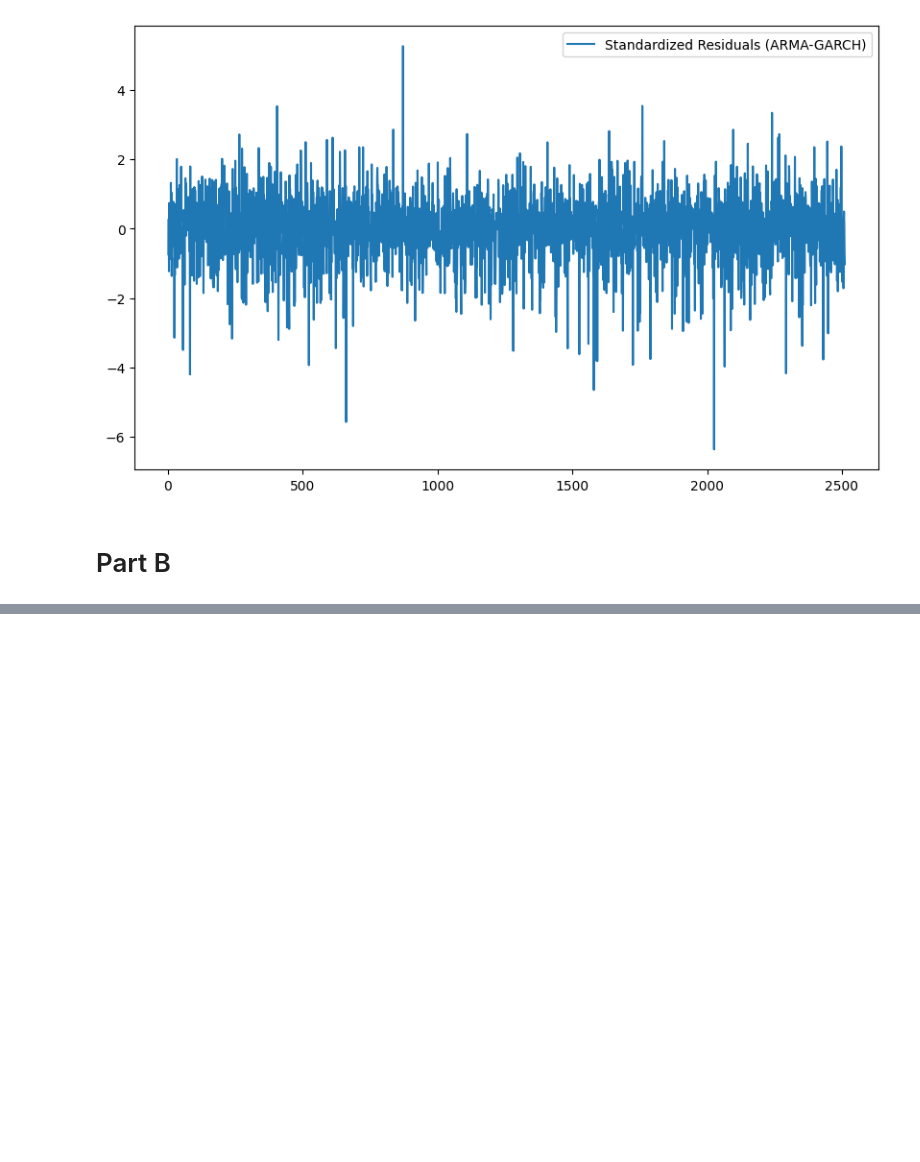
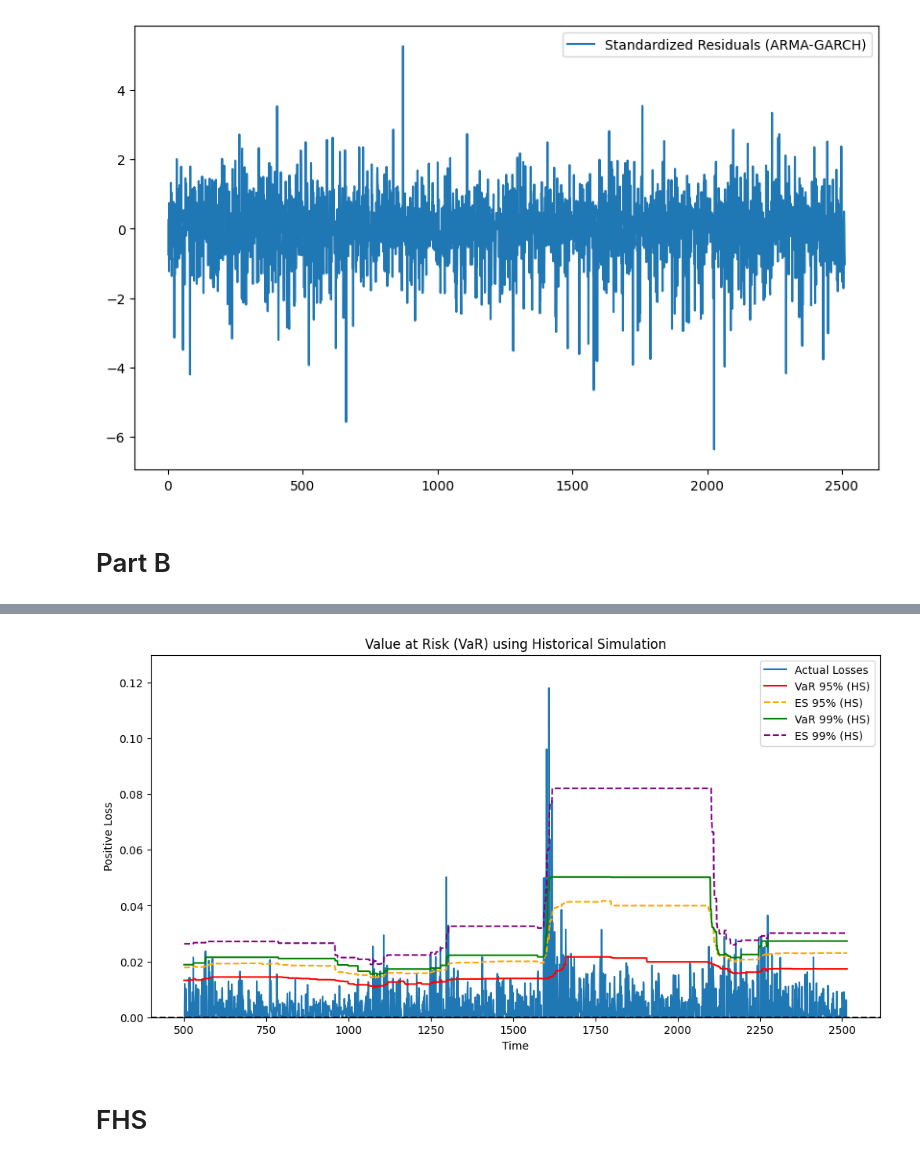
Before and after one commit to iliasra/QuantitativeRiskManagement, a Jupyter notebook: coursework1.ipynb, the cells around one changed output, grey strips where cells are left out. Drawn from its saved outputs; the diff is of its cells as text; code cells hidden in the pictures; blank space fills up the shorter version.

```diff
--- a/coursework1.ipynb
+++ b/coursework1.ipynb
@@ -154,0 +181,48 @@ Covariance estimator: robust
+# %%
+# VaR Using the past 500 days (Historical Simulation)
+window_size = 500
+confidence_level = 0.95
+var_hs = []
+for i in range(window_size, len(dfB)):
+    past_losses = dfB['loss'].iloc[i-window_size:i].dropna()
+    var = np.percentile(past_losses, confidence_level * 100)
+    var_hs.append(var)
+
+confidence_level = 0.99
+var_hs_99 = []
+for i in range(window_size, len(dfB)):
+    past_losses = dfB['loss'].iloc[i-window_size:i].dropna()
+    var = np.percentile(past_losses, confidence_level * 100)
+    var_hs_99.append(var)
+# %%
+confidence_level = 0.95
+ef_hs_95 = []
+
+for i in range(window_size, len(dfB)):
+    past_losses = dfB['loss'].iloc[i-window_size:i].dropna()
+    es = past_losses[past_losses >= var_hs[i - window_size]].mean()
+    ef_hs_95.append(es)
+
+ef_hs_99 = []
+for i in range(window_size, len(dfB)):
+    past_losses = dfB['loss'].iloc[i-window_size:i].dropna()
+    es = past_losses[past_losses >= var_hs_99[i - window_size]].mean()
+    ef_hs_99.append(es)
+# %%
+plt.figure(figsize=(12,6))
+plt.plot(dfB.index[window_size:], dfB['loss'].iloc[window_size:], label='Actual Losses')
+plt.plot(dfB.index[window_size:], var_hs, label='VaR 95% (HS)', color='red')
+plt.plot(dfB.index[window_size:], ef_hs_95, label='ES 95% (HS)', color='orange', linestyle='--')
+plt.plot(dfB.index[window_size:], var_hs_99, label='VaR 99% (HS)', color='green')
+plt.plot(dfB.index[window_size:], ef_hs_99, label='ES 99% (HS)', color='purple', linestyle='--')
+plt.axhline(0, color='black', linestyle='--')
+plt.title('Value at Risk (VaR) using Historical Simulation')
+plt.xlabel('Time')
+plt.ylabel('Positive Loss')
+plt.ylim(0)
+plt.legend()
+plt.show()
+# %% [output]
+[figure, added]
+# %% [markdown]
+# FHS
```
Also changed, not shown: parts of 8 cells of this notebook.
